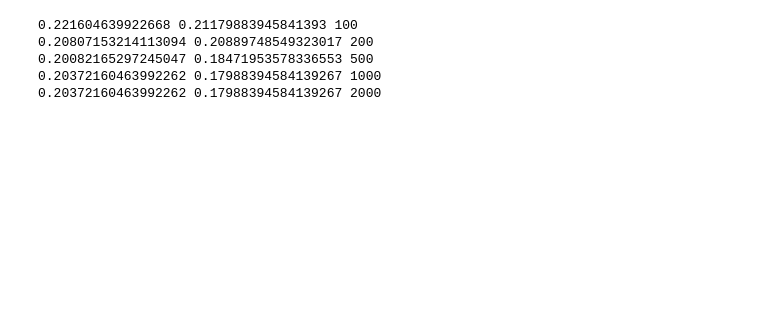
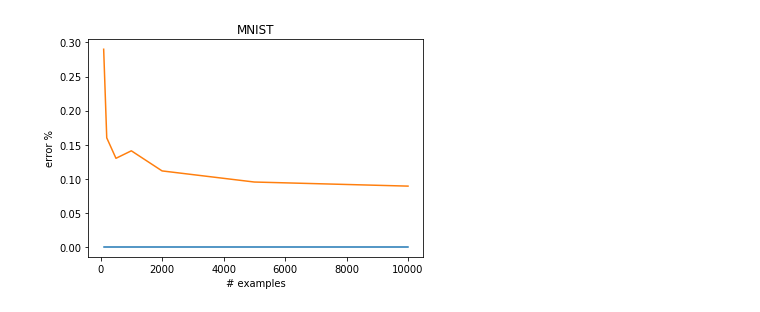
Before and after one commit to Dhanush123/cs189, a Jupyter notebook: hw1/hw1.ipynb, the cells around one changed output. Drawn from its saved outputs; the diff is of its cells as text; code cells hidden in the pictures; blank space fills up the shorter version.

Commit message:
finished #1-6 coding problems, only #7 math problems left

```diff
--- a/hw1/hw1.ipynb
+++ b/hw1/hw1.ipynb
@@ -1,5 +3,4 @@
 # %%
-#1 Python Configuration and Data Loading
 import sys
 
 if sys.version_info[0] < 3:
@@ -10,11 +11,4 @@ import matplotlib.pyplot as plt
 from sklearn import svm
 from sklearn.metrics import accuracy_score
 from scipy import io
-# import pandas as pd
-
-for data_name in ["mnist", "spam", "cifar10"]:
-    data = io.loadmat("data/%s_data.mat" % data_name)
-    print("\nloaded %s data!" % data_name)
-    fields = "test_data", "training_data", "training_labels"
-    for field in fields:
-        print(field, data[field].shape)
+from save_csv import results_to_csv
@@ -58,47 +39,37 @@ cifar10_xtrain, cifar10_ytrain, cifar10_xval, cifar10_yval = shuffle_train_val_s
 # %%
-#3 Support Vector Machines: Coding
-
 #preprocessing
+mnist_xtrain, mnist_xval = mnist_xtrain/255, mnist_xval/255
 mnist_xtrain, mnist_xval = (mnist_xtrain-np.mean(mnist_xtrain))/np.std(mnist_xtrain), (mnist_xval-np.mean(mnist_xval))/np.std(mnist_xval)
 #remember to normalize test set as well
 
 def train(data_xtrain, data_ytrain, data_xval, data_yval, num_ex, kernel):
     data_ytrain = data_ytrain.reshape(-1,)
     data_yval = data_yval.reshape(-1,)
-    model = svm.SVC(gamma=0.05, kernel=kernel, cache_size=2000)
-    model.fit(data_xtrain[:num_ex],data_ytrain[:num_ex])
-    return 1-accuracy_score(data_ytrain, model.predict(data_xtrain)), 1-accuracy_score(data_yval,model.predict(data_xval))
+    model = svm.SVC(kernel=kernel, cache_size=4000)
+    model.fit(data_xtrain[:num_ex,:],data_ytrain[:num_ex])
+    return 1-accuracy_score(data_ytrain[:num_ex], model.predict(data_xtrain[:num_ex,:])), 1-accuracy_score(data_yval[:num_ex],model.predict(data_xval[:num_ex,:]))
 # %%
-#3a, MNIST
-num_exs = [100, 200, 500, 1000, 2000, 5000, 10000]
+num_exs = [100, 200, 500, 1000, 2000, 5000, 10000] #number of examples
 mnist_train_err = []
 mnist_val_err = []
 for num_ex in num_exs:
     train_err, val_err = train(mnist_xtrain, mnist_ytrain, mnist_xval, mnist_yval, num_ex, "linear")
-    print(train_err,val_err,num_ex)
     mnist_train_err.append(train_err)
-    mnist_val_err.append(mnist_val_err)
-
-plt.plot(mnist_train_err, mnist_val_err, 'ro')
-plt.axis(num_exs)
-plt.show()
+    mnist_val_err.append(val_err)
+# %%
+plt.plot(num_exs,mnist_train_err,label="Training set")
+plt.plot(num_exs,mnist_val_err,label="Validation set")
+plt.xlabel("# examples")
+plt.ylabel("error %")
+plt.title("MNIST")
+plt.show()
+# %% [output]
+[figure, added]
 # %%
-#3b, spam
-num_exs = [100, 200, 500, 1000, 2000, spam_xtrain.shape[0]]
+num_exs = [100, 200, 500, 1000, 2000, spam_xtrain.shape[0]] #number of examples
 spam_train_err = []
 spam_val_err = []
 for num_ex in num_exs:
     train_err, val_err = train(spam_xtrain, spam_ytrain, spam_xval, spam_yval, num_ex, "linear")
-    print(train_err,val_err,num_ex)
     spam_train_err.append(train_err)
-    spam_val_err.append(spam_val_err)
-
-plt.plot(spam_train_err, spam_val_err, 'ro')
-plt.axis(num_exs)
-plt.show()
+    spam_val_err.append(val_err)
-# %% [output]
-0.221604639922668 0.21179883945841393 100
-0.20807153214113094 0.20889748549323017 200
-0.20082165297245047 0.18471953578336553 500
-0.20372160463992262 0.17988394584139267 1000
-0.20372160463992262 0.17988394584139267 2000
```
Also changed, not shown: parts of 27 cells of this notebook, 3 other files.
